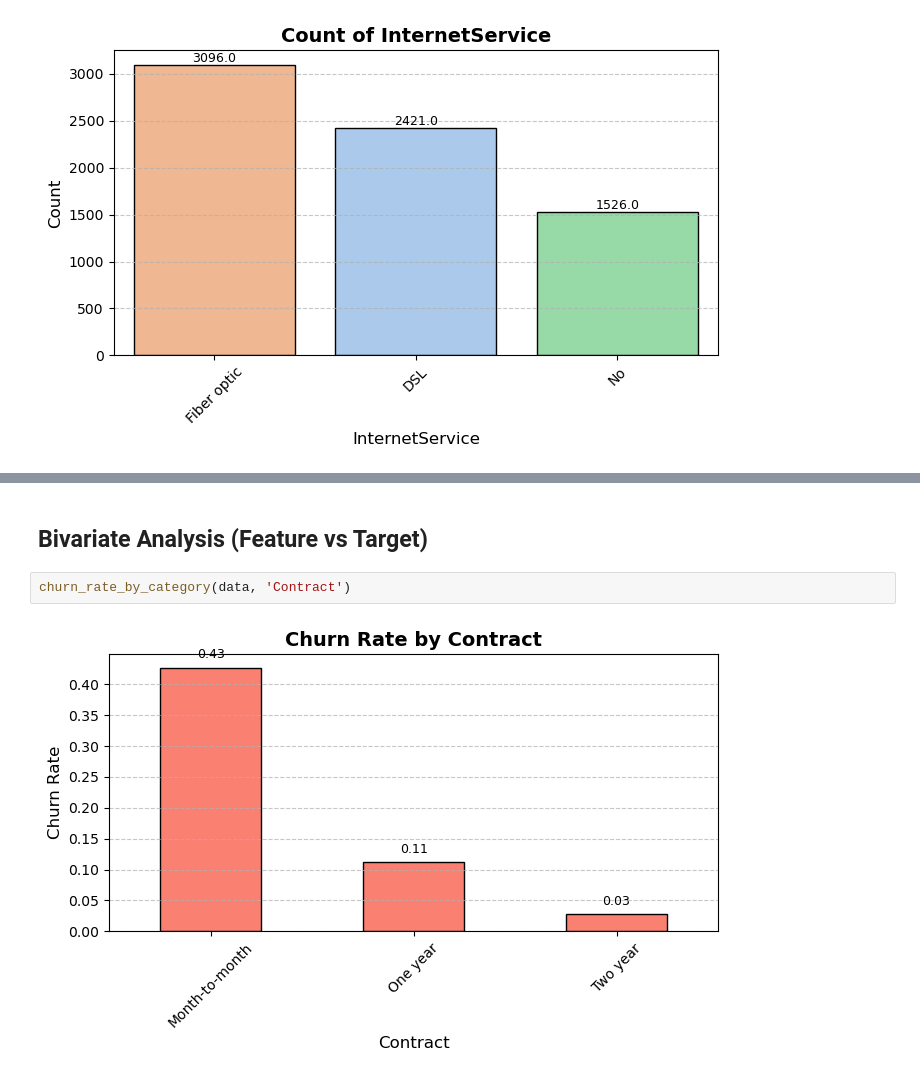
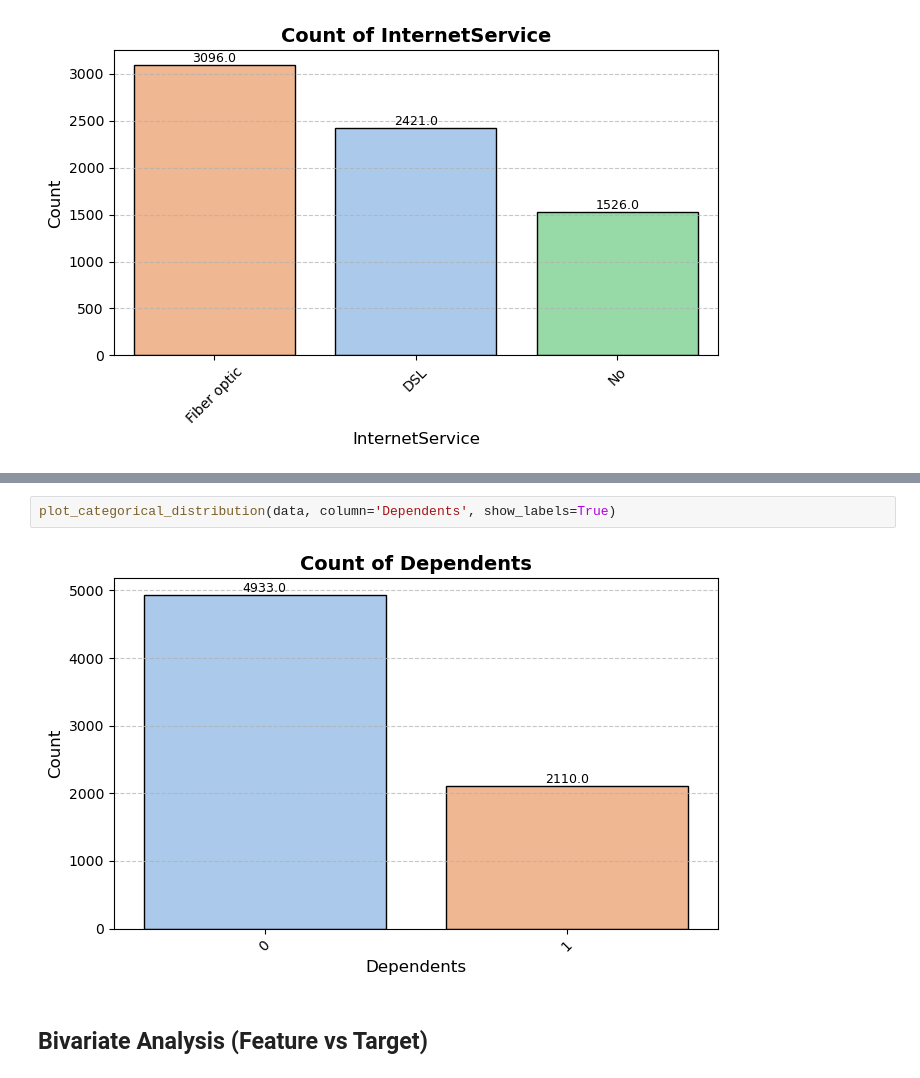
Before and after one commit to mewpunyapat/customer-churn-prediction, a Jupyter notebook: notebooks/eda.ipynb, the cells around one changed output, grey strips where cells are left out. Drawn from its saved outputs; the diff is of its cells as text.

```diff
--- a/notebooks/eda.ipynb
+++ b/notebooks/eda.ipynb
@@ -119,6 +135,6 @@ plot_categorical_distribution(data, column='InternetService', show_labels=True)
+# %%
+plot_categorical_distribution(data, column='Dependents', show_labels=True)
+# %% [output]
+[figure, added]
 # %% [markdown]
 ## Bivariate Analysis (Feature vs Target)
-# %%
-churn_rate_by_category(data, 'Contract')
-# %% [output]
-[figure, removed]
```
Also changed, not shown: parts of 23 cells of this notebook, 1 other file.
